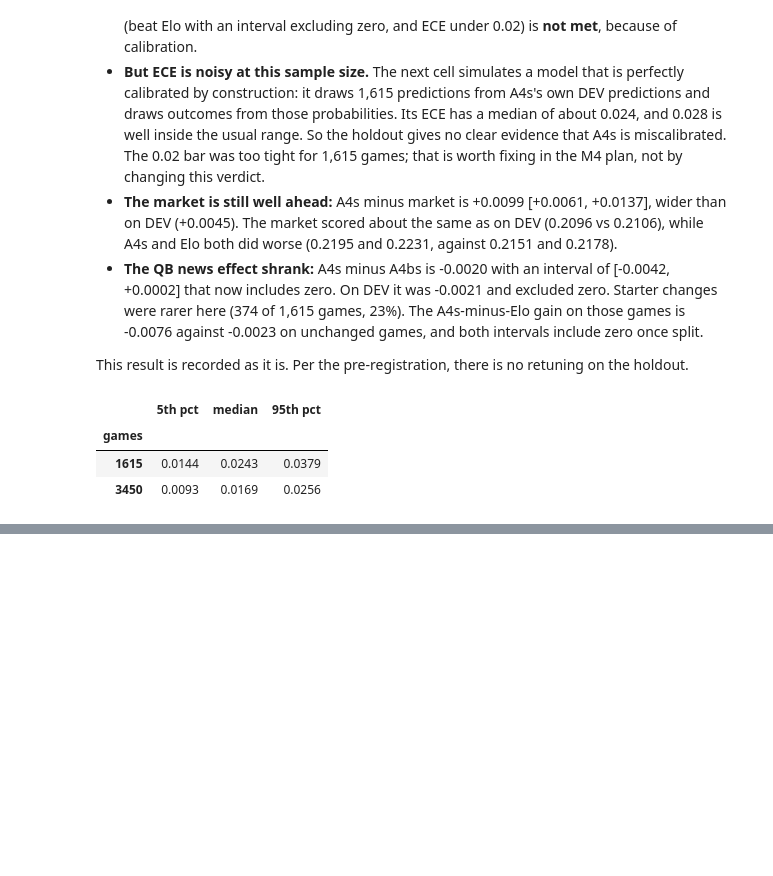
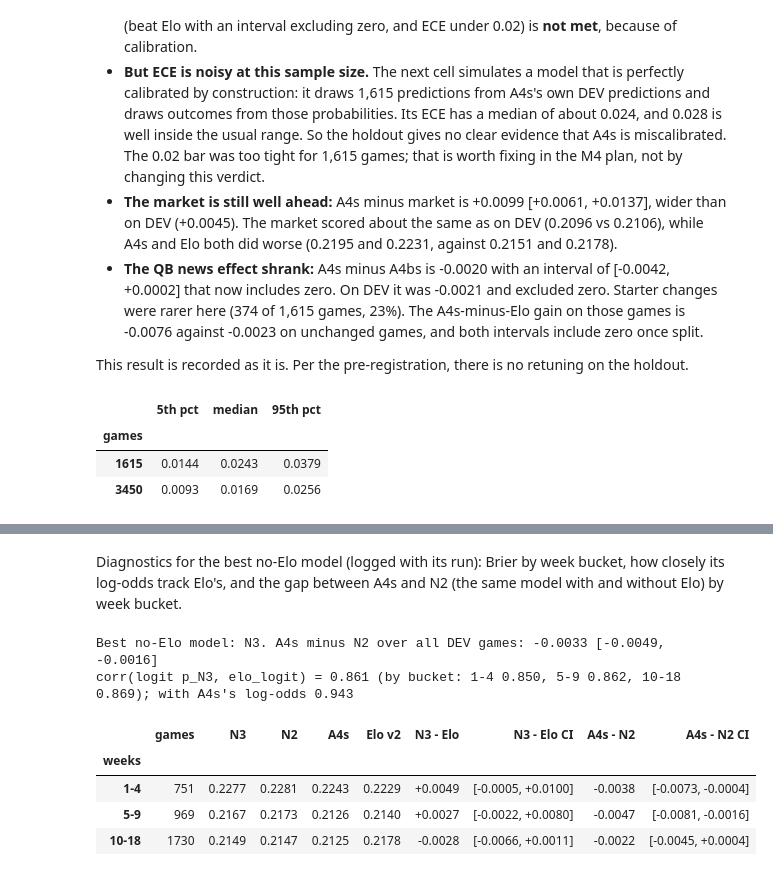
Before and after one commit to walk-the-program/NFLELO, a Jupyter notebook: notebooks/03_m3_results.ipynb, the cells around one changed output, grey strips where cells are left out. Cells and saved outputs as stored; diff of their text form; code cells hidden in the pictures; blank space fills up the shorter version.

```diff
--- a/notebooks/03_m3_results.ipynb
+++ b/notebooks/03_m3_results.ipynb
@@ -375,0 +415,27 @@ pd.DataFrame(sims, index=["5th pct", "median", "95th pct"]).T.rename_axis("games
+# %% [markdown]
+Diagnostics for the best no-Elo model (logged with its run): Brier by week bucket, how closely its log-odds track Elo's, and the gap between A4s and N2 (the same model with and without Elo) by week bucket.
+# %%
+d = next(r["diagnostics"] for r in noelo.values() if r.get("diagnostics"))
+best = d["best"]
+wb = pd.DataFrame([{"weeks": r["bucket"], "games": r["n"], best: r[f"brier_{best}"], "N2": r["brier_N2"],
+                    "A4s": r["brier_A4s"], "Elo v2": r["brier_elo_v2"],
+                    f"{best} - Elo": r["best_minus_elo"]["diff"],
+                    f"{best} - Elo CI": f"[{r['best_minus_elo']['ci_low']:+.4f}, {r['best_minus_elo']['ci_high']:+.4f}]",
+                    "A4s - N2": r["A4s_minus_N2"]["diff"],
+                    "A4s - N2 CI": f"[{r['A4s_minus_N2']['ci_low']:+.4f}, {r['A4s_minus_N2']['ci_high']:+.4f}]"}
+                   for r in d["by_week_bucket"]]).set_index("weeks")
+a = d["A4s_minus_N2_brier"]
+print(f"Best no-Elo model: {best}. A4s minus N2 over all DEV games: {a['diff']:+.4f} [{a['ci_low']:+.4f}, {a['ci_high']:+.4f}]")
+c = d["correlations"]
+print(f"corr(logit p_{best}, elo_logit) = {c['best_vs_elo_logit']:.3f} (by bucket: "
+      + ", ".join(f"{k} {v:.3f}" for k, v in d["corr_best_vs_elo_logit_by_bucket"].items())
+      + f"); with A4s's log-odds {c['best_vs_A4s_logit']:.3f}")
+display(wb.style.format({k: "{:.4f}" for k in [best, "N2", "A4s", "Elo v2"]} | {f"{best} - Elo": "{:+.4f}", "A4s - N2": "{:+.4f}"}))
+# %% [output]
+Best no-Elo model: N3. A4s minus N2 over all DEV games: -0.0033 [-0.0049, -0.0016]
+corr(logit p_N3, elo_logit) = 0.861 (by bucket: 1-4 0.850, 5-9 0.862, 10-18 0.869); with A4s's log-odds 0.943
+|  | games | N3 | N2 | A4s | Elo v2 | N3 - Elo | N3 - Elo CI | A4s - N2 | A4s - N2 CI |
+| weeks |  |  |  |  |  |  |  |  |  |
+| 1-4 | 751 | 0.2277 | 0.2281 | 0.2243 | 0.2229 | +0.0049 | [-0.0005, +0.0100] | -0.0038 | [-0.0073, -0.0004] |
+| 5-9 | 969 | 0.2167 | 0.2173 | 0.2126 | 0.2140 | +0.0027 | [-0.0022, +0.0080] | -0.0047 | [-0.0081, -0.0016] |
+| 10-18 | 1730 | 0.2149 | 0.2147 | 0.2125 | 0.2178 | -0.0028 | [-0.0066, +0.0011] | -0.0022 | [-0.0045, +0.0004] |
```
Also changed, not shown: parts of 4 cells of this notebook, 10 other files.
